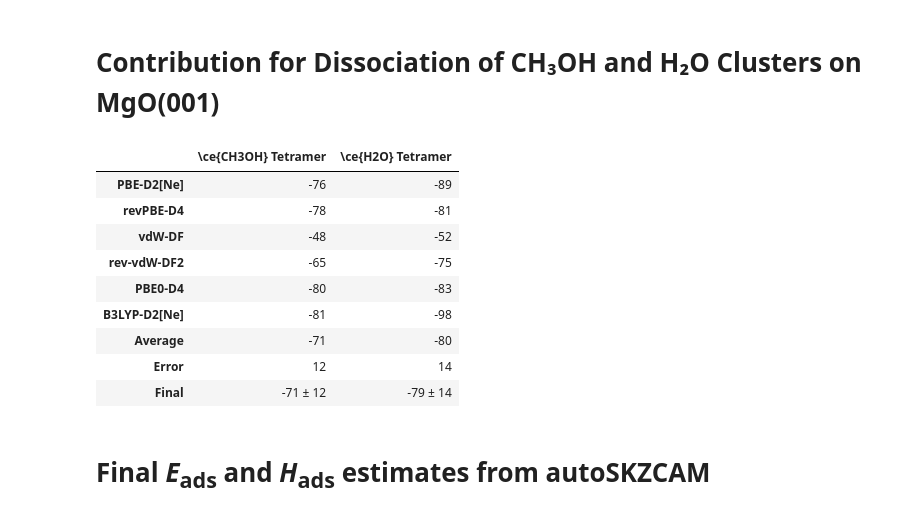
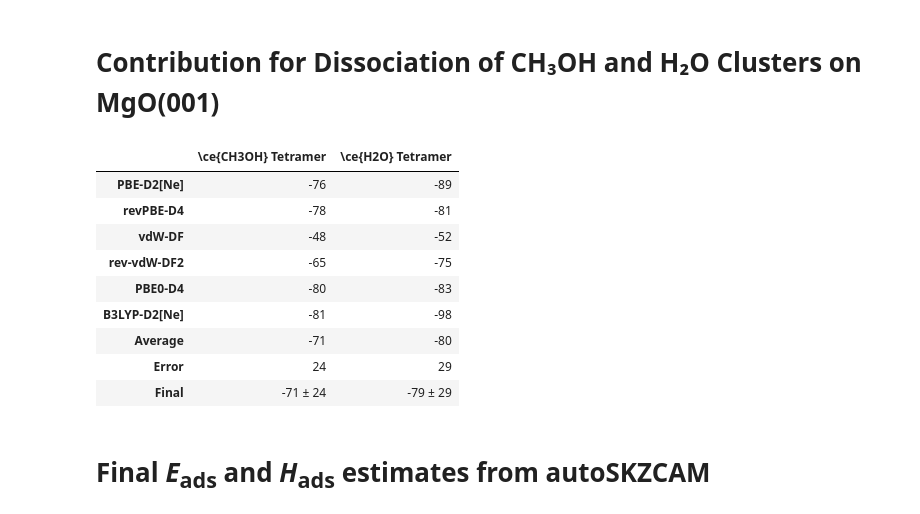
Before and after one commit to benshi97/Data_autoSKZCAM, a Jupyter notebook: analyse.ipynb, the cells around one changed output. Drawn from its saved outputs; the diff is of its cells as text; code cells hidden in the pictures.

```diff
--- a/analyse.ipynb
+++ b/analyse.ipynb
@@ -1953,40 +1953,40 @@ for molecule in ['CH3OH Tetramer', 'H2O Tetramer']:
         dft_ediss_dict[molecule][xc_func] = get_energy(f'{filedir}/Dissociated/OUTCAR', code='vasp') - get_energy(f'{filedir}/Molecular/OUTCAR', code='vasp')
         dft_ediss_dict[molecule][xc_func] = dft_ediss_dict[molecule][xc_func]*1000/4
     average = np.mean(list(dft_ediss_dict[molecule].values()))
-    error = np.std(list(dft_ediss_dict[molecule].values()))
+    error = 2*np.std(list(dft_ediss_dict[molecule].values()))
     dft_ediss_dict[molecule]['Average'] = average
     dft_ediss_dict[molecule]['Error'] = error
     dft_ediss_dict[molecule]['Final'] = f'{int(average)} ± {int(round(error))}'
 
 
 # Make a DataFrame for the DFT Ediss values
 ediss_df = pd.DataFrame.from_dict(dft_ediss_dict)
 # Round to nearest integer using applymap
 ediss_df = ediss_df.applymap(lambda x: int(round(x)) if isinstance(x, float) else x)
 ediss_df.columns = [r'\ce{CH3OH} Tetramer', r'\ce{H2O} Tetramer']
 ediss_df.index = [convert_to_nice_labels["xc_functionals"][xc_func] for xc_func in crystal_xc_func_ensemble['MgO']] + ['Average','Error','Final']
 display(ediss_df)
 
 convert_df_to_latex_input(
     ediss_df,
     start_input = '\\begin{table}',
     label = f'tab:ediss',
     caption = r"The dissociation energy $E_\textrm{diss}$ (in meV) for the \ce{CH3OH} and \ce{H2O} tetramer calculated for the DFT ensemble. This is defined as the energy difference between the dissociated and molecular configurations of the tetramer.",
     end_input = '\\end{table}',
     center = True,
     df_latex_skip = 0,
     filename = 'Tables/SI_Table-Ediss.tex')
 # %% [output]
 |  | \ce{CH3OH} Tetramer | \ce{H2O} Tetramer |
 | PBE-D2[Ne] | -76 | -89 |
 | revPBE-D4 | -78 | -81 |
 | vdW-DF | -48 | -52 |
 | rev-vdW-DF2 | -65 | -75 |
 | PBE0-D4 | -80 | -83 |
 | B3LYP-D2[Ne] | -81 | -98 |
 | Average | -71 | -80 |
-| Error | 12 | 14 |
-| Final | -71 ± 12 | -79 ± 14 |
+| Error | 24 | 29 |
+| Final | -71 ± 24 | -79 ± 29 |
 # %% [markdown]
 # Final *E*<sub>ads</sub> and *H*<sub>ads</sub> estimates from autoSKZCAM
 # %% [markdown]
```
Also changed, not shown: parts of 13 cells of this notebook, 21 other files.
